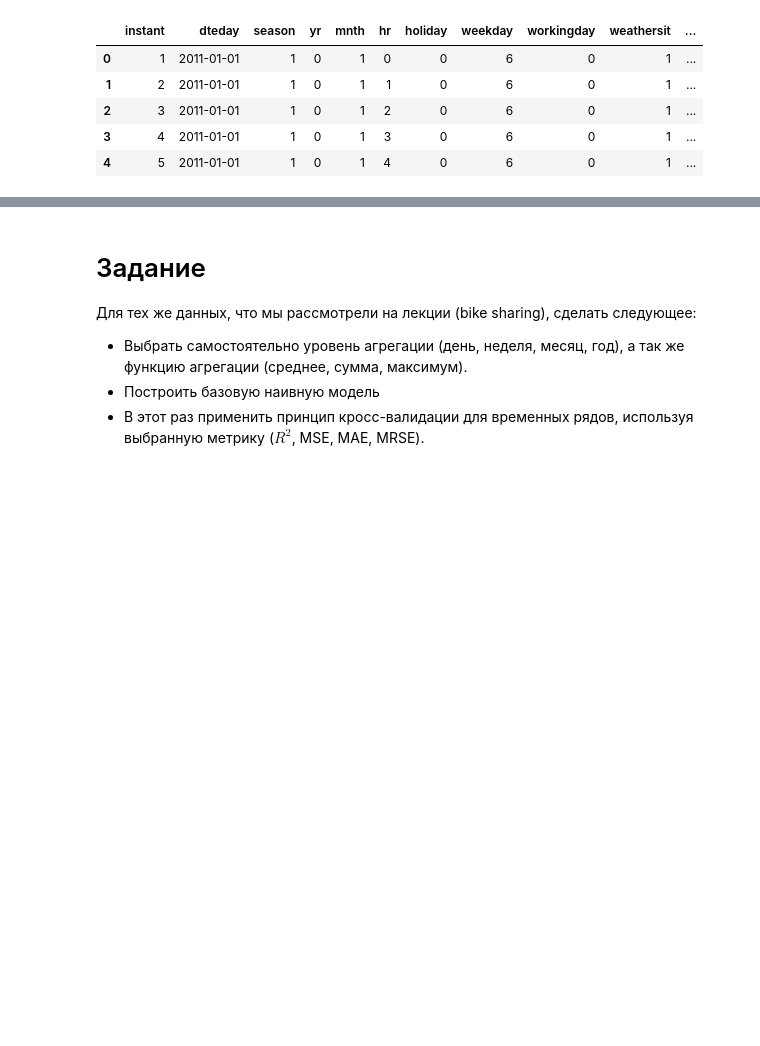
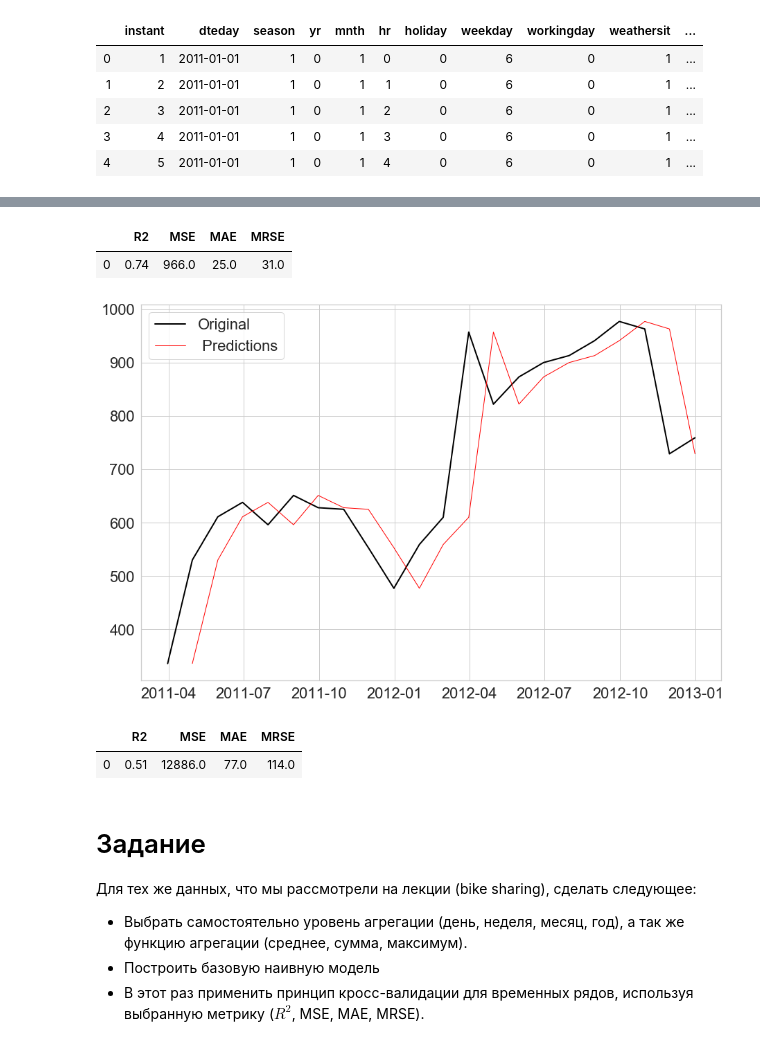
Before and after one commit to Prion84/Forecasting-and-Time-Series, a Jupyter notebook: lecture 2/home-work.ipynb, the cells around one changed output, grey strips where cells are left out. Drawn from its saved outputs; the diff is of its cells as text; code cells hidden in the pictures; blank space fills up the shorter version.

```diff
--- a/lecture 2/home-work.ipynb
+++ b/lecture 2/home-work.ipynb
@@ -31,3 +113,57 @@ df.head()
+# %%
+df_agg['mean_hat'] = s2_hat
+df_agg.dropna(inplace = True)
+#print('MSE = ', mean_squared_error(df_agg['mean'],df_agg['mean_hat']))
+#print('MAE = ', mean_absolute_error(df_agg['mean'],df_agg['mean_hat']))
+#print('R2 = ', r2_score(df_agg['mean'],df_agg['mean_hat']))
+#print('MRSE = ',np.sqrt(((df_agg['mean'] - df_agg['mean_hat']) ** 2).mean()))
+
+val_mean = pd.DataFrame ({'R2':  [round(r2_score(df_agg['mean'],df_agg['mean_hat']),2)],
+                         'MSE': [round(mean_squared_error(df_agg['mean'],df_agg['mean_hat']))],
+                        'MAE':  [round(mean_absolute_error(df_agg['mean'],df_agg['mean_hat']))],
+                        'MRSE': [round(np.sqrt(((df_agg['mean'] - df_agg['mean_hat']) ** 2).mean()))]
+                        })
+
+display(val_mean)
+# %% [output]
+|  | R2 | MSE | MAE | MRSE |
+| 0 | 0.74 | 966.0 | 25.0 | 31.0 |
+# %%
+s3 = pd.Series(index = df_agg.index,
+             data= df_agg['max'].values)
+y_hat = list()
+y_hat.append(np.nan)
+for i in range(1,len(s3)):
+    y_hat.append(s3.values[i-1])
+
+s3_hat = pd.Series(index=s3.index,
+                 data=y_hat)
+
+fig, ax = plt.subplots()
+ax.plot(s3, linewidth = 2, color='black',label = 'Original')
+ax.plot(s3_hat, linewidth = 1, color = 'red', label =' Predictions')
+ax.legend()
+plt.show()
+# %% [output]
+[figure, added]
+# %%
+df_agg['max_hat'] = s3_hat
+df_agg.dropna(inplace = True)
+#print('MSE = ', mean_squared_error(df_agg['max'],df_agg['max_hat']))
+#print('MAE = ', mean_absolute_error(df_agg['max'],df_agg['max_hat']))
+#print('R2 = ', r2_score(df_agg['max'],df_agg['max_hat']))
+#print('MRSE = ',np.sqrt(((df_agg['max'] - df_agg['max_hat']) ** 2).mean()))
+
+val_max = pd.DataFrame ({'R2':  [round(r2_score(df_agg['max'],df_agg['max_hat']),2)],
+                         'MSE': [round(mean_squared_error(df_agg['max'],df_agg['max_hat']))],
+                        'MAE':  [round(mean_absolute_error(df_agg['max'],df_agg['max_hat']))],
+                        'MRSE': [round(np.sqrt(((df_agg['max'] - df_agg['max_hat']) ** 2).mean()))]
+                        })
+
+display(val_max)
+# %% [output]
+|  | R2 | MSE | MAE | MRSE |
+| 0 | 0.51 | 12886.0 | 77.0 | 114.0 |
 # %% [markdown]
 Задание
 ====
```
Also changed, not shown: parts of 8 cells of this notebook.
